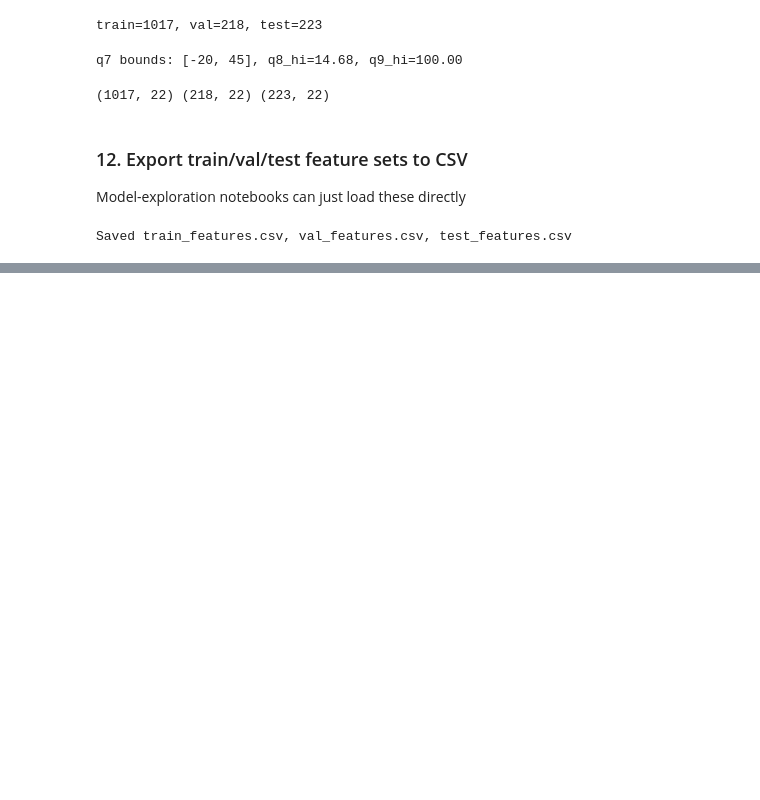
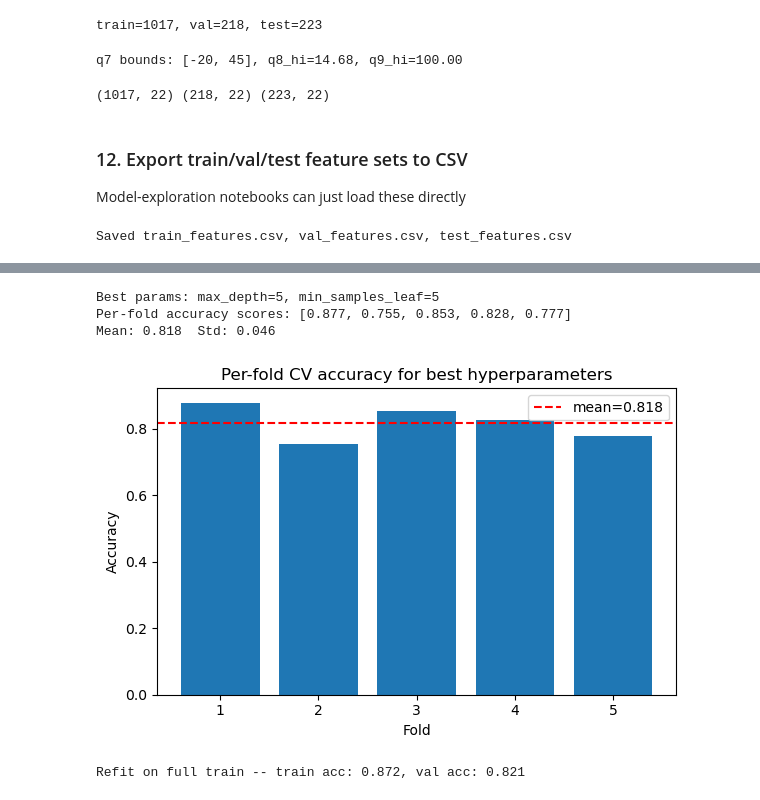
Before and after one commit to thedinoex-debug/csc311_predictor, a Jupyter notebook: csc311_predictor_fixed.ipynb, the cells around one changed output, grey strips where cells are left out. Cells and saved outputs as stored; diff of their text form; code cells hidden in the pictures; blank space fills up the shorter version.

```diff
--- a/csc311_predictor_fixed.ipynb
+++ b/csc311_predictor_fixed.ipynb
@@ -733,0 +934,38 @@ Saved train_features.csv, val_features.csv, test_features.csv
+# %%
+best_row = cv_df.iloc[0]
+best_max_depth = None if pd.isna(best_row['max_depth']) else int(best_row['max_depth'])
+best_min_samples_leaf = int(best_row['min_samples_leaf'])
+
+print(f"Best params: max_depth={best_max_depth}, min_samples_leaf={best_min_samples_leaf}")
+print(f"Per-fold accuracy scores: {[round(a, 3) for a in best_row['fold_accs']]}")
+print(f"Mean: {best_row['mean_acc']:.3f}  Std: {best_row['std_acc']:.3f}")
+
+plt.figure(figsize=(6, 4))
+plt.bar(range(1, N_SPLITS + 1), best_row['fold_accs'])
+plt.axhline(best_row['mean_acc'], color='red', linestyle='--', label=f"mean={best_row['mean_acc']:.3f}")
+plt.xlabel('Fold')
+plt.ylabel('Accuracy')
+plt.title('Per-fold CV accuracy for best hyperparameters')
+plt.xticks(range(1, N_SPLITS + 1))
+plt.legend()
+plt.tight_layout()
+plt.show()
+
+# Refit on the full training set with the CV-selected hyperparameters,
+# then check once against the held-out validation set.
+tree_cv = DecisionTreeClassifier(
+    max_depth=best_max_depth,
+    min_samples_leaf=best_min_samples_leaf,
+    random_state=42,
+)
+tree_cv.fit(X_train, y_train)
+
+train_acc = accuracy_score(y_train, tree_cv.predict(X_train))
+val_acc = accuracy_score(y_val, tree_cv.predict(X_val))
+print(f"\nRefit on full train -- train acc: {train_acc:.3f}, val acc: {val_acc:.3f}")
+# %% [output]
+Best params: max_depth=5, min_samples_leaf=5
+Per-fold accuracy scores: [0.877, 0.755, 0.853, 0.828, 0.777]
+Mean: 0.818  Std: 0.046
+[figure, added]
+Refit on full train -- train acc: 0.872, val acc: 0.821
```
Also changed, not shown: parts of 29 cells of this notebook, 8 other files.
